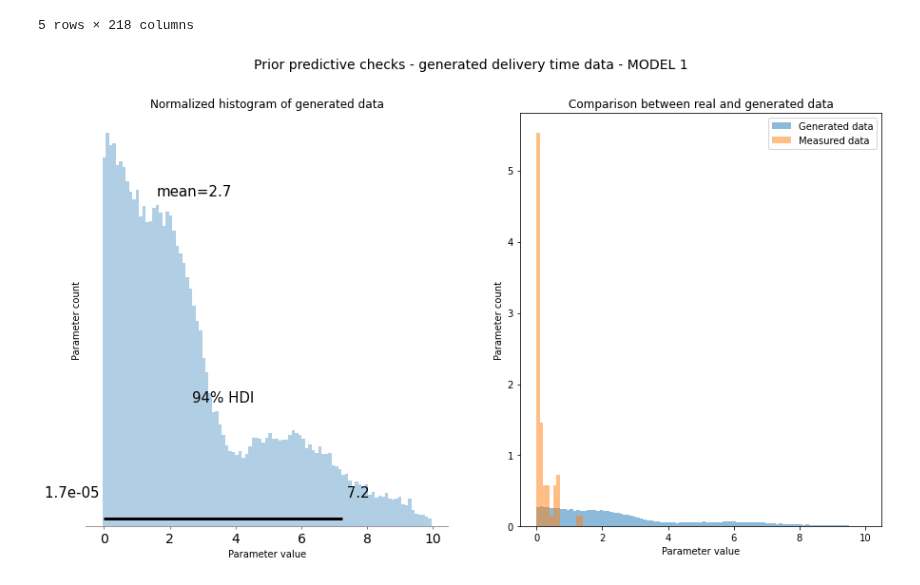
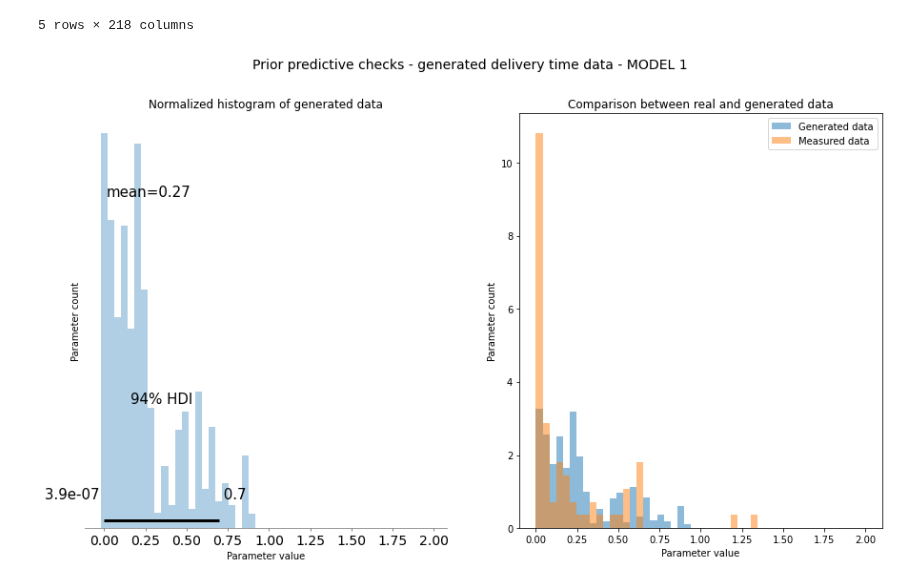
Before and after one commit to Motyleczek/racehorse_bayes, a Jupyter notebook: data_analysis_v2.ipynb, the cells around one changed output. Drawn from its saved outputs; the diff is of its cells as text; code cells hidden in the pictures.

Commit message:
changes to model 2

```diff
--- a/data_analysis_v2.ipynb
+++ b/data_analysis_v2.ipynb
@@ -578,27 +579,27 @@ sim_post2_df.head()
 # %%
 fig2, ax2= plt.subplots(1,2, figsize=(15,8))
 fig2.suptitle("Prior predictive checks - generated delivery time data - MODEL 1", fontsize=14)
 
 # get measurements
 model2_post_measurements = sim_post2.stan_variable('output_pred').flatten()  # flatten makes it row/column vector (one of these)
 
 # set bins
-bins = np.linspace(0, 10, 100)
-
-az.plot_posterior(model2_post_measurements[model2_post_measurements<100], kind='hist', ax=ax2[0], bins=bins, group='prior', backend="matplotlib", log=False)
+bins = np.linspace(0, 2, 50)
+bins2 = np.linspace(0, 10, 100)
+az.plot_posterior(model2_post_measurements[model2_post_measurements<10], kind='hist', ax=ax2[0], bins=bins, group='prior', backend="matplotlib", log=False)
 ax2[0].set_xlabel("Parameter value")
 ax2[0].set_ylabel("Parameter count")
 ax2[0].set_title("Normalized histogram of generated data")
 
 # # plot measurements
-ax2[1].hist(model2_post_measurements[model2_post_measurements<100], density=True, bins=bins,  alpha=0.5, label="Generated data")
+ax2[1].hist(model2_post_measurements[model2_post_measurements<10], density=True, bins=bins,  alpha=0.5, label="Generated data")
 
 # compare with real data, density set to True because each data point sampled 999 times
 ax2[1].hist(df_copy['value_numeric'], density=True, bins=bins, alpha=0.5, label="Measured data", log=False)
 ax2[1].legend()
 ax2[1].set_xlabel("Parameter value")
 ax2[1].set_ylabel("Parameter count")
 ax2[1].set_title("Comparison between real and generated data")
 plt.show()
 # %% [output]
-[figure, old version]
+[figure, new version]
```
Also changed, not shown: parts of 5 cells of this notebook, 6 other files.
